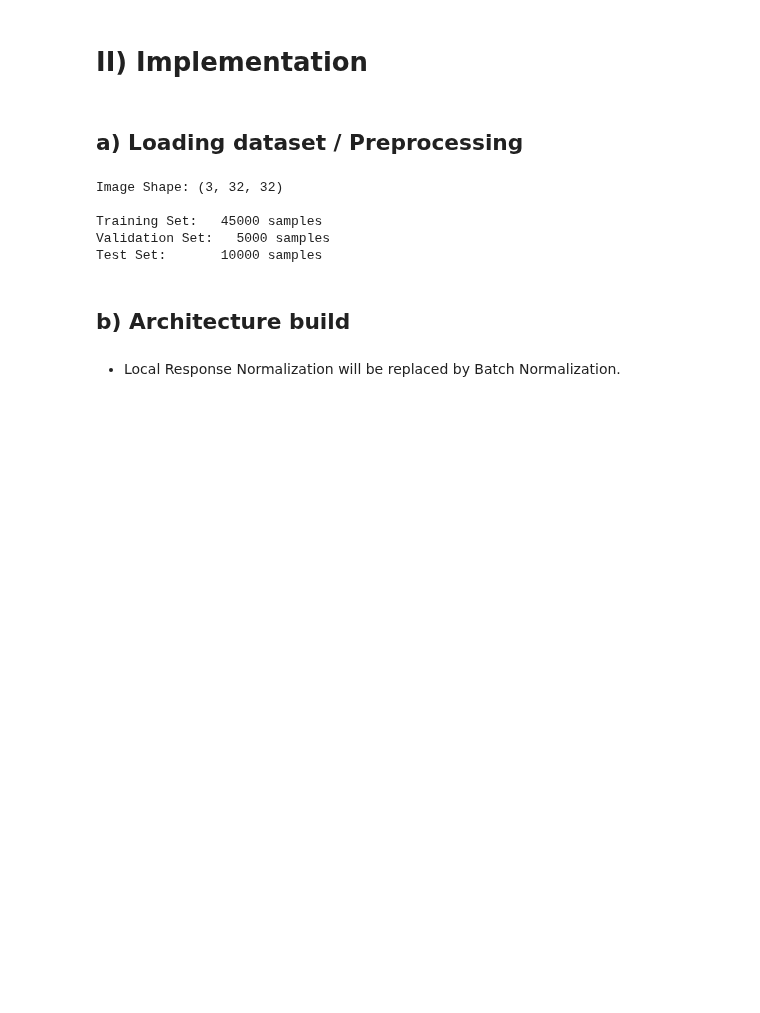
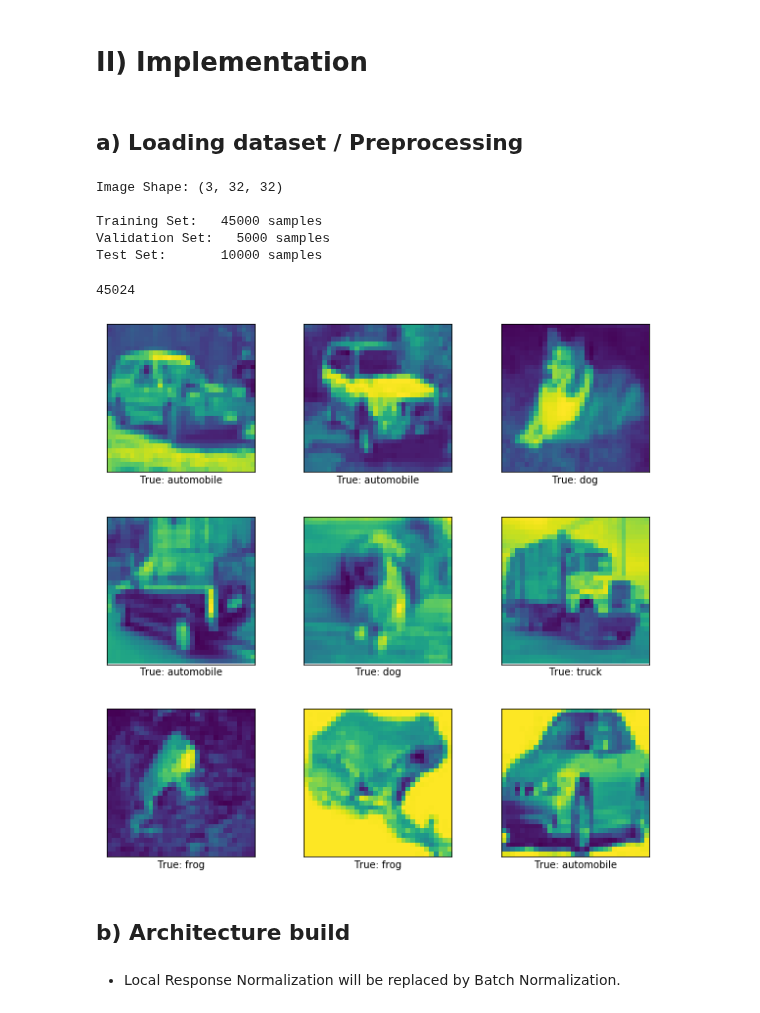
Before and after one commit to 3outeille/Research-Paper-Summary, a Jupyter notebook: src/architecture/inception_v1/pytorch/googlenet_pytorch.ipynb, the cells around one changed output. Cells and saved outputs as stored; diff of their text form; code cells hidden in the pictures; blank space fills up the shorter version.

```diff
--- a/src/architecture/inception_v1/pytorch/googlenet_pytorch.ipynb
+++ b/src/architecture/inception_v1/pytorch/googlenet_pytorch.ipynb
@@ -138,8 +142,8 @@ def load_cifar():
     print("Test Set:       {} samples".format(len(test_dataset)))
 
     # Create iterator.
-    train_loader = DataLoader(train_dataset, batch_size=16, shuffle=True)
-    val_loader = DataLoader(val_dataset, batch_size=16, shuffle=True)
+    train_loader = DataLoader(train_dataset, batch_size=BATCH_SIZE, shuffle=True)
+    val_loader = DataLoader(val_dataset, batch_size=BATCH_SIZE, shuffle=True)
     test_loader = DataLoader(test_dataset, batch_size=len(test_dataset), shuffle=True)
 
     # Delete the data/ folder.
@@ -154,3 +158,45 @@ Image Shape: (3, 32, 32)
 Training Set:   45000 samples
 Validation Set:   5000 samples
 Test Set:       10000 samples
+# %%
+len(train_loader) * 32
+# %% [output]
+45024
+# %%
+def plot_example(X, y, y_pred=None):
+    """
+        Plots 9 examples and their associate labels.
+
+        Parameters:
+        -X: Training examples.
+        -y: true labels.
+        -y_pred: predicted labels.
+    """
+    classes = {0:'airplane', 1:'automobile', 2:'bird', 3:'cat', 4:'deer',
+               5:'dog', 6:'frog', 7:'horse', 8:'ship', 9:'truck'}
+
+    # Create figure with 3 x 3 sub-plots.
+    fig, axes = plt.subplots(3, 3, figsize=(10,10))
+    fig.subplots_adjust(hspace=0.3, wspace=0.3)
+
+    X, y = X[:9, 0, ...], y[:9]
+
+    for i, ax in enumerate(axes.flat):
+        # Plot image.
+        ax.imshow(X[i])
+
+        # Show true and predicted classes.
+        if y_pred is None:
+            xlabel = "True: {0}".format(classes[y[i]])
+        else:
+            xlabel = "True: {0}, Pred: {1}".format(classes[y[i]], classes[y_pred[i]])
+
+        # Show the classes as the label on the x-axis.
+        ax.set_xlabel(xlabel)
+
+        # Remove ticks from the plot.
+        ax.set_xticks([])
+        ax.set_yticks([])
+
+    # Ensure the plot is shown correctly with multiple plots in a single Notebook cell.
+    plt.show()
@@ -157,3 +222,8 @@ Test Set:       10000 samples
+# %%
+images, labels = iter(train_loader).next()
+plot_example(images.numpy(), labels.numpy())
+# %% [output]
+[figure, added]
 # %% [markdown]
 ## b) Architecture build
 # %% [markdown]
```
Also changed, not shown: parts of 10 cells of this notebook, 2 other files.
